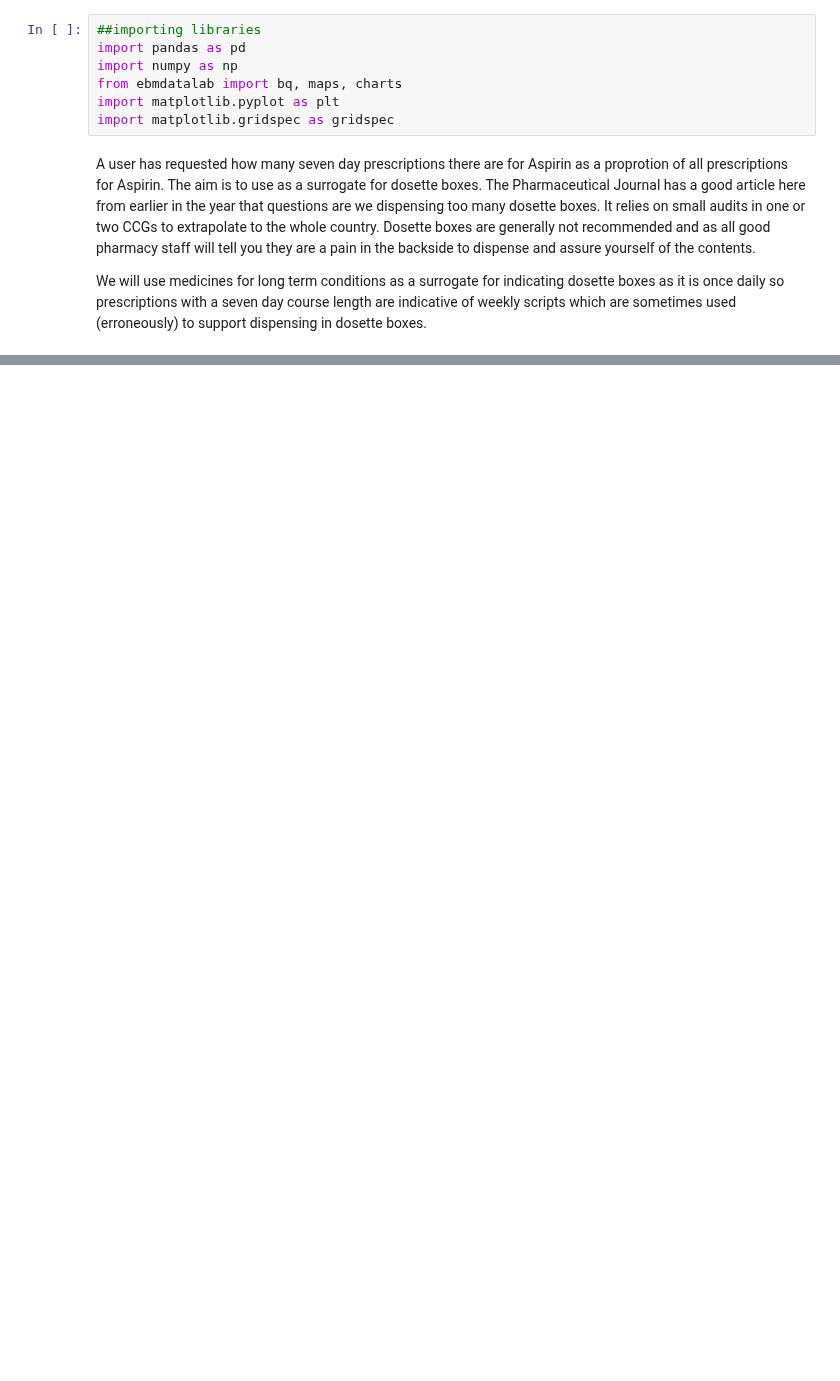
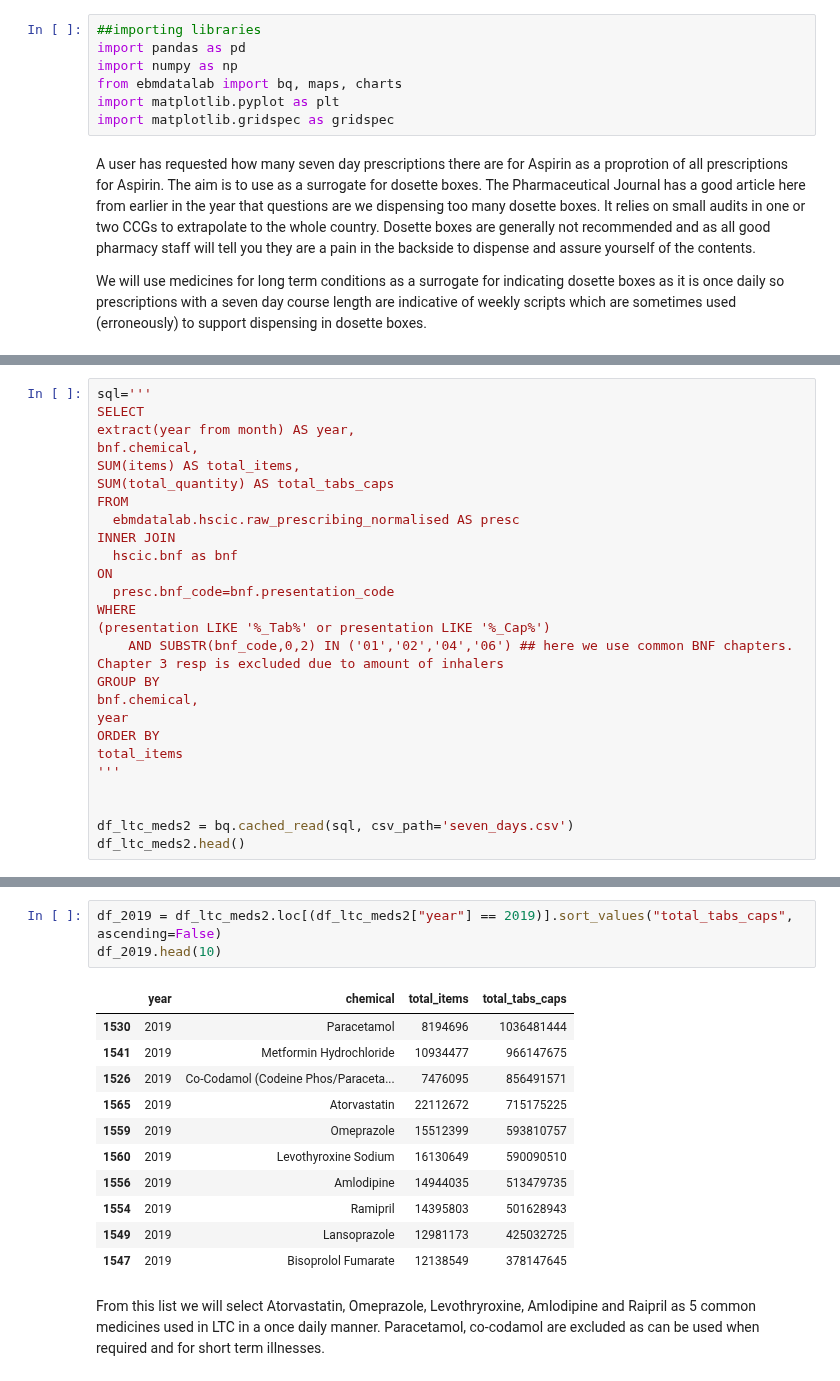
Before and after one commit to ebmdatalab/jupyter-notebooks, a Jupyter notebook: new_measures/Drafts/Seven Day Rx/Seven Day Prescribing.ipynb, the cells around one changed output, grey strips where cells are left out. Saved outputs shown, nothing was run; the diff lists cells and outputs as text; blank space fills up the shorter version.

```diff
--- a/new_measures/Drafts/Seven Day Rx/Seven Day Prescribing.ipynb
+++ b/new_measures/Drafts/Seven Day Rx/Seven Day Prescribing.ipynb
@@ -50,0 +53,26 @@ df_ltc_meds.head(5)
+# %%
+sql='''
+SELECT
+extract(year from month) AS year,
+bnf.chemical,
+SUM(items) AS total_items,
+SUM(total_quantity) AS total_tabs_caps
+FROM
+  ebmdatalab.hscic.raw_prescribing_normalised AS presc
+INNER JOIN
+  hscic.bnf as bnf
+ON
+  presc.bnf_code=bnf.presentation_code
+WHERE
+(presentation LIKE '%_Tab%' or presentation LIKE '%_Cap%')
+    AND SUBSTR(bnf_code,0,2) IN ('01','02','04','06') ## here we use common BNF chapters. Chapter 3 resp is excluded due to amount of inhalers
+GROUP BY
+bnf.chemical,
+year
+ORDER BY
+total_items
+'''
+
+
+df_ltc_meds2 = bq.cached_read(sql, csv_path='seven_days.csv')
+df_ltc_meds2.head()
@@ -50,0 +86,17 @@ df_ltc_meds.head(5)
+# %%
+df_2019 = df_ltc_meds2.loc[(df_ltc_meds2["year"] == 2019)].sort_values("total_tabs_caps", ascending=False)
+df_2019.head(10)
+# %% [output]
+|  | year | chemical | total_items | total_tabs_caps |
+| 1530 | 2019 | Paracetamol | 8194696 | 1036481444 |
+| 1541 | 2019 | Metformin Hydrochloride | 10934477 | 966147675 |
+| 1526 | 2019 | Co-Codamol (Codeine Phos/Paraceta... | 7476095 | 856491571 |
+| 1565 | 2019 | Atorvastatin | 22112672 | 715175225 |
+| 1559 | 2019 | Omeprazole | 15512399 | 593810757 |
+| 1560 | 2019 | Levothyroxine Sodium | 16130649 | 590090510 |
+| 1556 | 2019 | Amlodipine | 14944035 | 513479735 |
+| 1554 | 2019 | Ramipril | 14395803 | 501628943 |
+| 1549 | 2019 | Lansoprazole | 12981173 | 425032725 |
+| 1547 | 2019 | Bisoprolol Fumarate | 12138549 | 378147645 |
+# %% [markdown]
+From this list we will select Atorvastatin, Omeprazole, Levothryroxine, Amlodipine and Raipril as 5 common medicines used in LTC in a once daily manner. Paracetamol, co-codamol are excluded as can be used when required and for short term illnesses.
```
Also changed, not shown: parts of 7 cells of this notebook, 10 other files.
